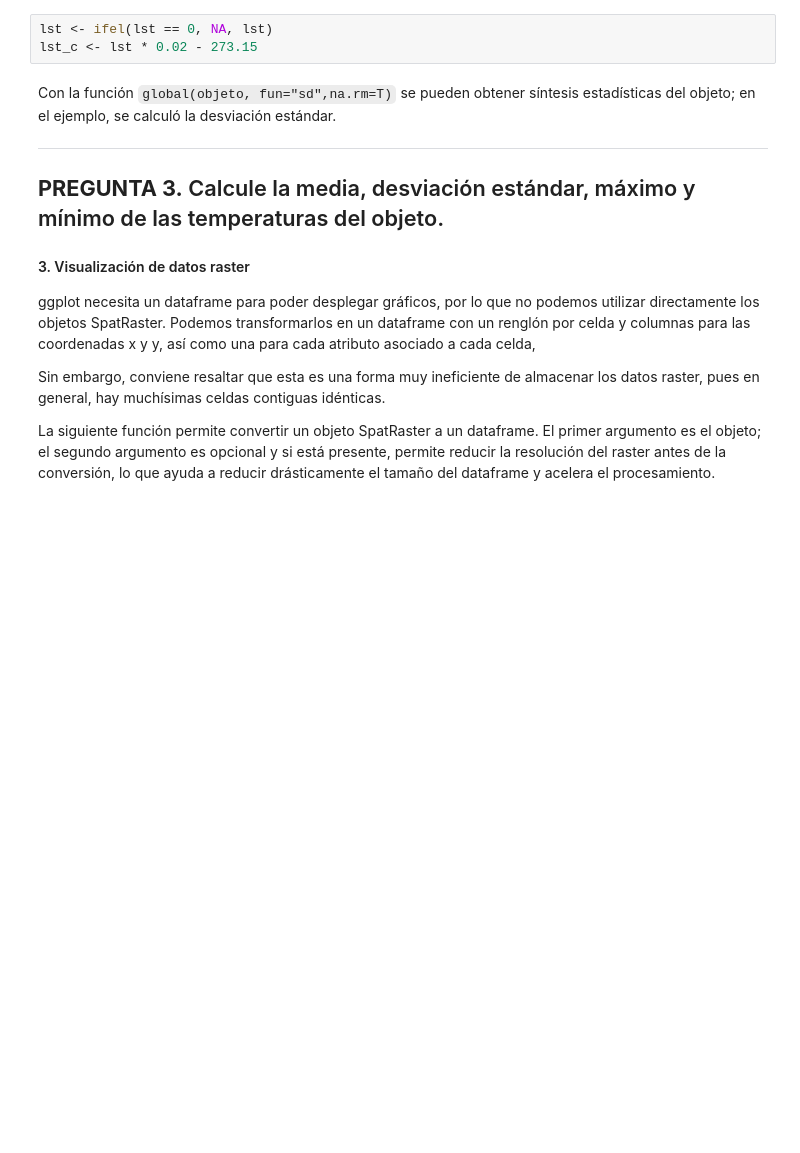
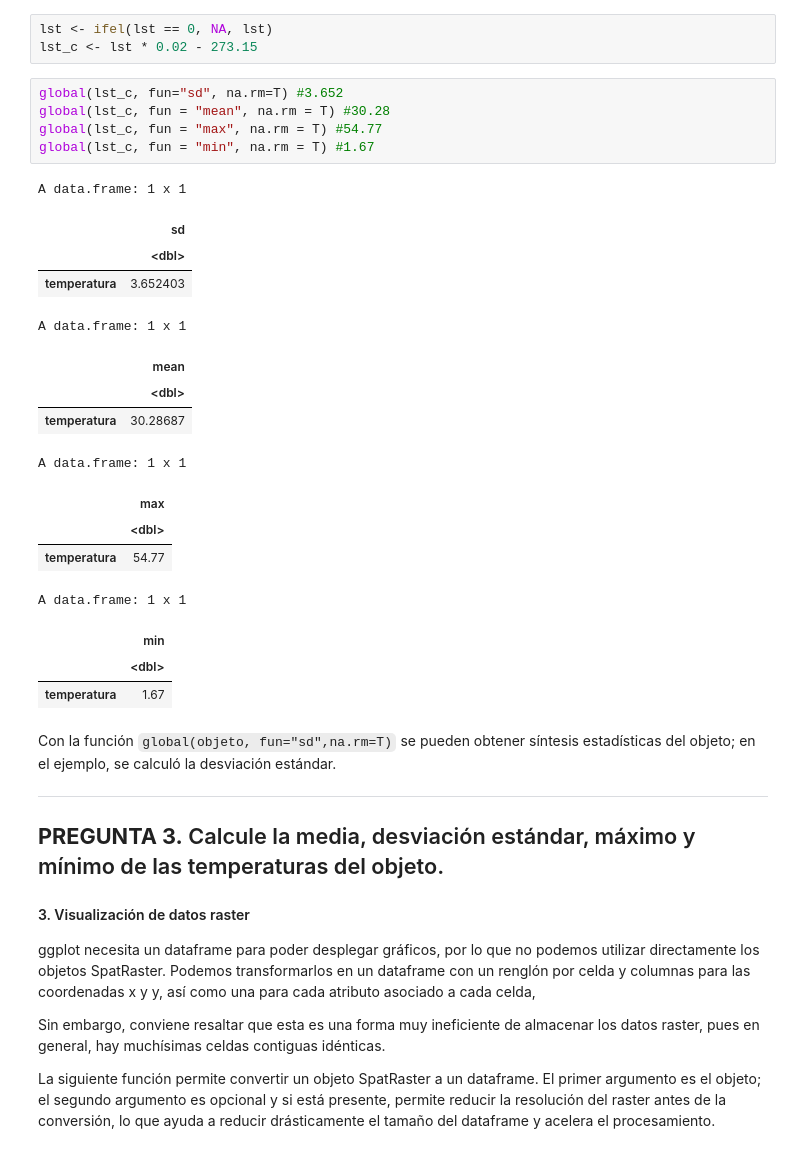
Before and after one commit to MiguelMonr/VisualizacionInformacion, a Jupyter notebook: Notebooks/Pr7_VisualizacionRaster.ipynb, the cells around one changed output. Drawn from its saved outputs; the diff is of its cells as text; blank space fills up the shorter version.

```diff
--- a/Notebooks/Pr7_VisualizacionRaster.ipynb
+++ b/Notebooks/Pr7_VisualizacionRaster.ipynb
@@ -54,6 +92,28 @@ Se pueden hacer operaciones aritméticas y de sumarización con los valores (pí
 # %%
 lst <- ifel(lst == 0, NA, lst)
 lst_c <- lst * 0.02 - 273.15
+# %%
+global(lst_c, fun="sd", na.rm=T) #3.652
+global(lst_c, fun = "mean", na.rm = T) #30.28
+global(lst_c, fun = "max", na.rm = T) #54.77
+global(lst_c, fun = "min", na.rm = T) #1.67
+# %% [output]
+A data.frame: 1 x 1
+|  | sd |
+|  | <dbl> |
+| temperatura | 3.652403 |
+A data.frame: 1 x 1
+|  | mean |
+|  | <dbl> |
+| temperatura | 30.28687 |
+A data.frame: 1 x 1
+|  | max |
+|  | <dbl> |
+| temperatura | 54.77 |
+A data.frame: 1 x 1
+|  | min |
+|  | <dbl> |
+| temperatura | 1.67 |
 # %% [markdown]
 Con la función `global(objeto, fun="sd",na.rm=T)` se pueden obtener síntesis estadísticas del objeto; en el ejemplo, se calculó la desviación estándar.
 
```
Also changed, not shown: parts of 10 cells of this notebook, 7 other files.
